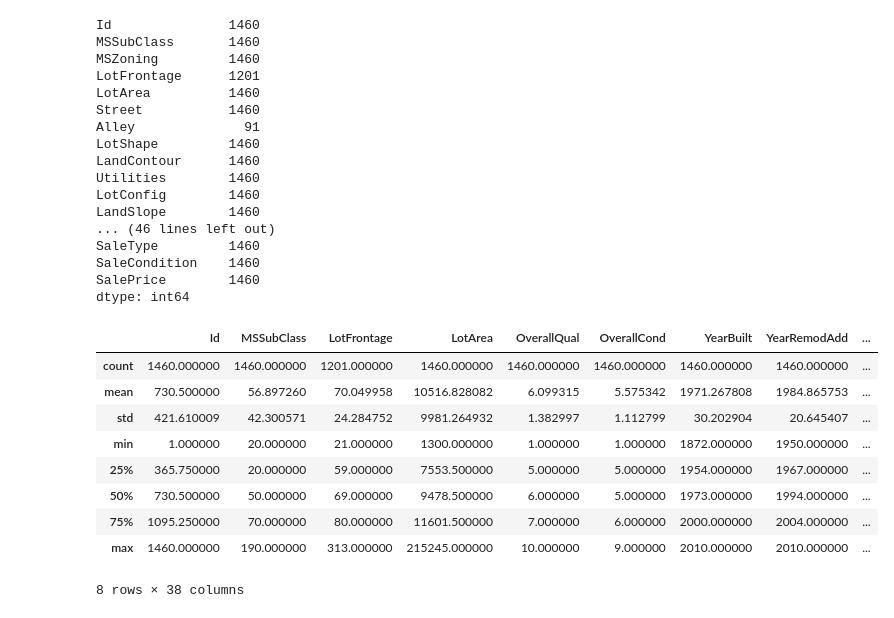
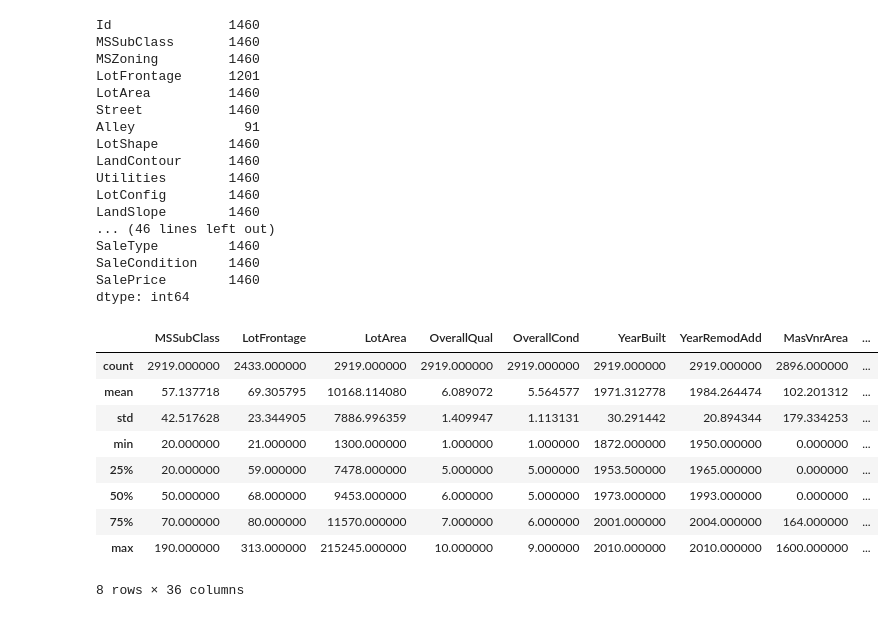
Before and after one commit to hhenningsg/Hannah-DS4, a Jupyter notebook: projects/final-projects/03-exploratory-analysis/Exploratory Analysis Plan.ipynb, the cells around one changed output. Saved outputs shown, nothing was run; the diff lists cells and outputs as text; code cells hidden in the pictures.

```diff
--- a/projects/final-projects/03-exploratory-analysis/Exploratory Analysis Plan.ipynb
+++ b/projects/final-projects/03-exploratory-analysis/Exploratory Analysis Plan.ipynb
@@ -27,7 +40,7 @@ df_train.head()
 # %%
-###Combine the test and train datasets
-all_data = pd.concat((df_train.loc[:,'MSSubClass':'SaleCondition'],
-                      df_test.loc[:,'MSSubClass':'SaleCondition']))
+###Combine the test and train datasets by concatenating
+df_all = pd.concat((df_train.loc[:,'MSSubClass':'SaleCondition'], df_test.loc[:,'MSSubClass':'SaleCondition']))
+df_all.head()
 # %% [output]
 |  | MSSubClass | MSZoning | LotFrontage | LotArea | Street | Alley | LotShape | LandContour | Utilities | ... |
 | 0 | 60 | RL | 65.0 | 8450 | Pave | NaN | Reg | Lvl | AllPub | ... |
@@ -96,16 +119,17 @@ SaleType         1460
 SaleCondition    1460
 SalePrice        1460
 dtype: int64
-# %%
-df_train.describe()
-# %% [output]
-|  | Id | MSSubClass | LotFrontage | LotArea | OverallQual | OverallCond | YearBuilt | YearRemodAdd | ... |
-| count | 1460.000000 | 1460.000000 | 1201.000000 | 1460.000000 | 1460.000000 | 1460.000000 | 1460.000000 | 1460.000000 | ... |
-| mean | 730.500000 | 56.897260 | 70.049958 | 10516.828082 | 6.099315 | 5.575342 | 1971.267808 | 1984.865753 | ... |
-| std | 421.610009 | 42.300571 | 24.284752 | 9981.264932 | 1.382997 | 1.112799 | 30.202904 | 20.645407 | ... |
-| min | 1.000000 | 20.000000 | 21.000000 | 1300.000000 | 1.000000 | 1.000000 | 1872.000000 | 1950.000000 | ... |
-| 25% | 365.750000 | 20.000000 | 59.000000 | 7553.500000 | 5.000000 | 5.000000 | 1954.000000 | 1967.000000 | ... |
-| 50% | 730.500000 | 50.000000 | 69.000000 | 9478.500000 | 6.000000 | 5.000000 | 1973.000000 | 1994.000000 | ... |
-| 75% | 1095.250000 | 70.000000 | 80.000000 | 11601.500000 | 7.000000 | 6.000000 | 2000.000000 | 2004.000000 | ... |
-| max | 1460.000000 | 190.000000 | 313.000000 | 215245.000000 | 10.000000 | 9.000000 | 2010.000000 | 2010.000000 | ... |
-8 rows × 38 columns
+# %%
+#generate summary statistics for the dataset
+df_all.describe()
+# %% [output]
+|  | MSSubClass | LotFrontage | LotArea | OverallQual | OverallCond | YearBuilt | YearRemodAdd | MasVnrArea | ... |
+| count | 2919.000000 | 2433.000000 | 2919.000000 | 2919.000000 | 2919.000000 | 2919.000000 | 2919.000000 | 2896.000000 | ... |
+| mean | 57.137718 | 69.305795 | 10168.114080 | 6.089072 | 5.564577 | 1971.312778 | 1984.264474 | 102.201312 | ... |
+| std | 42.517628 | 23.344905 | 7886.996359 | 1.409947 | 1.113131 | 30.291442 | 20.894344 | 179.334253 | ... |
+| min | 20.000000 | 21.000000 | 1300.000000 | 1.000000 | 1.000000 | 1872.000000 | 1950.000000 | 0.000000 | ... |
+| 25% | 20.000000 | 59.000000 | 7478.000000 | 5.000000 | 5.000000 | 1953.500000 | 1965.000000 | 0.000000 | ... |
+| 50% | 50.000000 | 68.000000 | 9453.000000 | 6.000000 | 5.000000 | 1973.000000 | 1993.000000 | 0.000000 | ... |
+| 75% | 70.000000 | 80.000000 | 11570.000000 | 7.000000 | 6.000000 | 2001.000000 | 2004.000000 | 164.000000 | ... |
+| max | 190.000000 | 313.000000 | 215245.000000 | 10.000000 | 9.000000 | 2010.000000 | 2010.000000 | 1600.000000 | ... |
+8 rows × 36 columns
```
Also changed, not shown: parts of 8 cells of this notebook, 39 other files.
